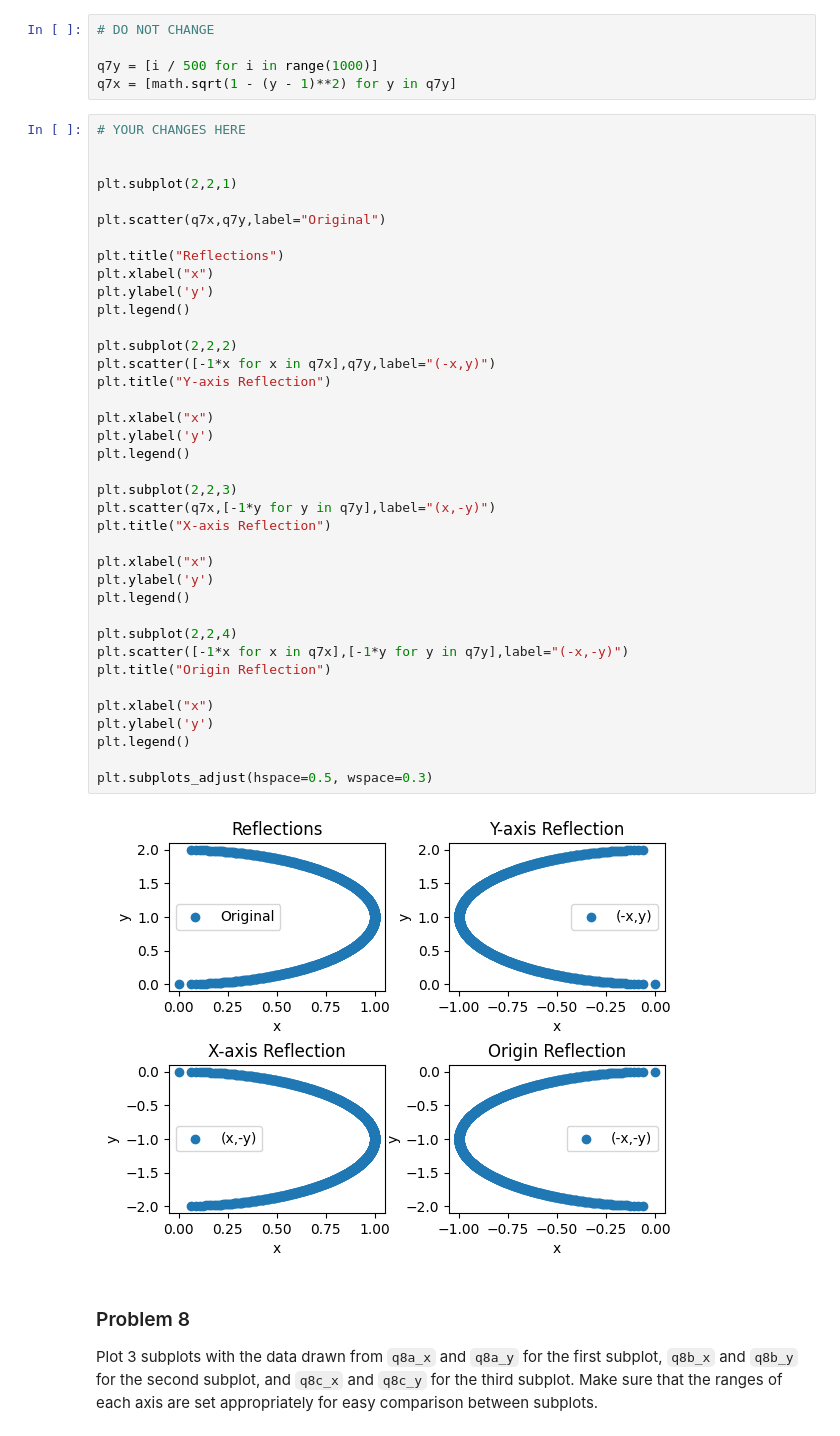
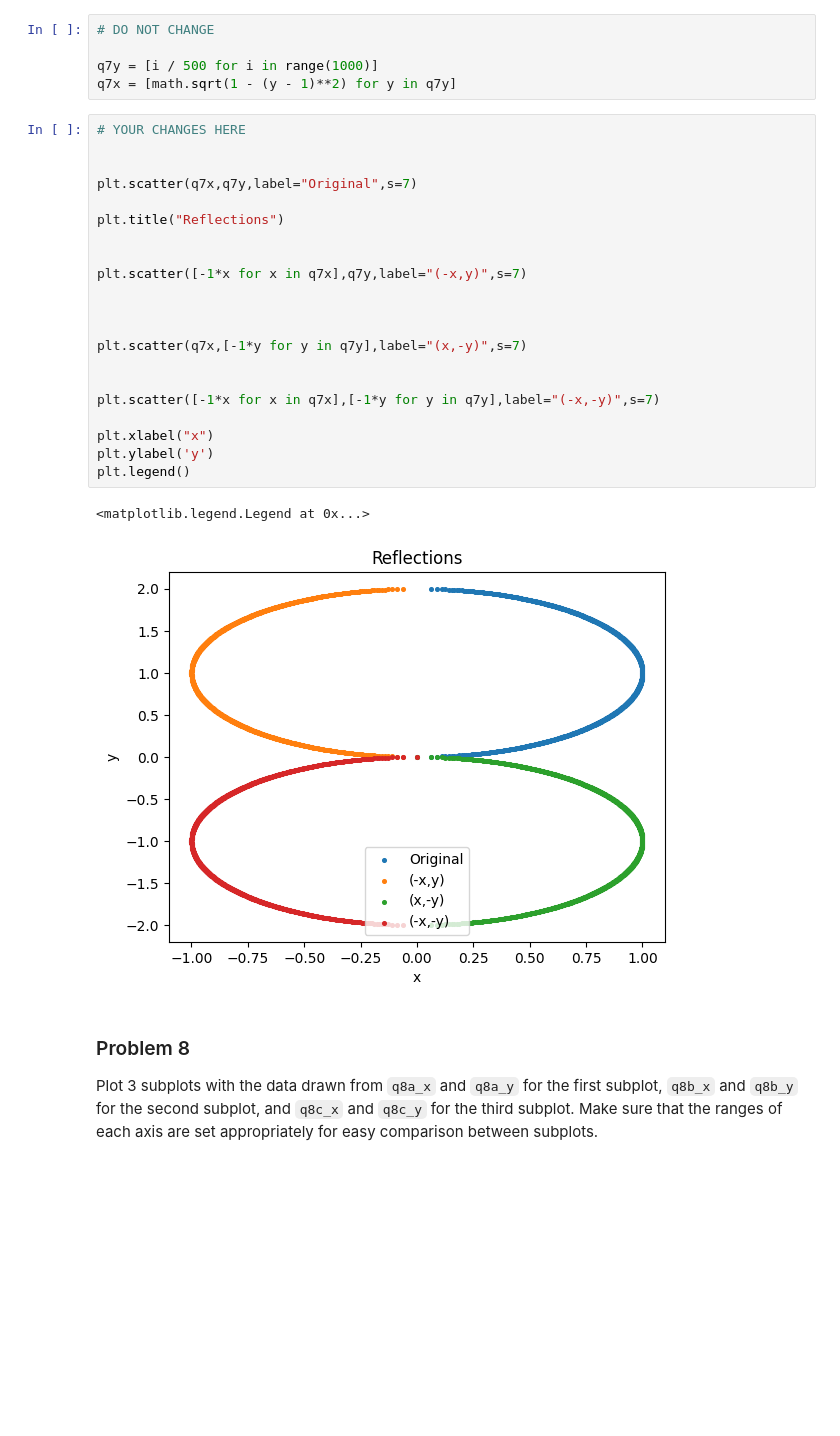
Before and after one commit to profjoshBU/dx602-homework-05, a Jupyter notebook: homework.ipynb, the cells around one changed output. Cells and saved outputs as stored; diff of their text form; blank space fills up the shorter version.

```diff
--- a/homework.ipynb
+++ b/homework.ipynb
@@ -220,43 +220,27 @@ q7x = [math.sqrt(1 - (y - 1)**2) for y in q7y]
 # %%
 # YOUR CHANGES HERE
 
 
-plt.subplot(2,2,1)
-
-plt.scatter(q7x,q7y,label="Original")
+plt.scatter(q7x,q7y,label="Original",s=7)
 
 plt.title("Reflections")
-plt.xlabel("x")
-plt.ylabel('y')
-plt.legend()
 
-plt.subplot(2,2,2)
-plt.scatter([-1*x for x in q7x],q7y,label="(-x,y)")
-plt.title("Y-axis Reflection")
+
+plt.scatter([-1*x for x in q7x],q7y,label="(-x,y)",s=7)
+
+
+
+plt.scatter(q7x,[-1*y for y in q7y],label="(x,-y)",s=7)
+
+
+plt.scatter([-1*x for x in q7x],[-1*y for y in q7y],label="(-x,-y)",s=7)
 
 plt.xlabel("x")
 plt.ylabel('y')
 plt.legend()
-
-plt.subplot(2,2,3)
-plt.scatter(q7x,[-1*y for y in q7y],label="(x,-y)")
-plt.title("X-axis Reflection")
-
-plt.xlabel("x")
-plt.ylabel('y')
-plt.legend()
-
-plt.subplot(2,2,4)
-plt.scatter([-1*x for x in q7x],[-1*y for y in q7y],label="(-x,-y)")
-plt.title("Origin Reflection")
-
-plt.xlabel("x")
-plt.ylabel('y')
-plt.legend()
-
-plt.subplots_adjust(hspace=0.5, wspace=0.3)
 # %% [output]
+<matplotlib.legend.Legend at 0x...>
-[figure, old version]
+[figure, new version]
 # %% [markdown]
 ### Problem 8
 
```
